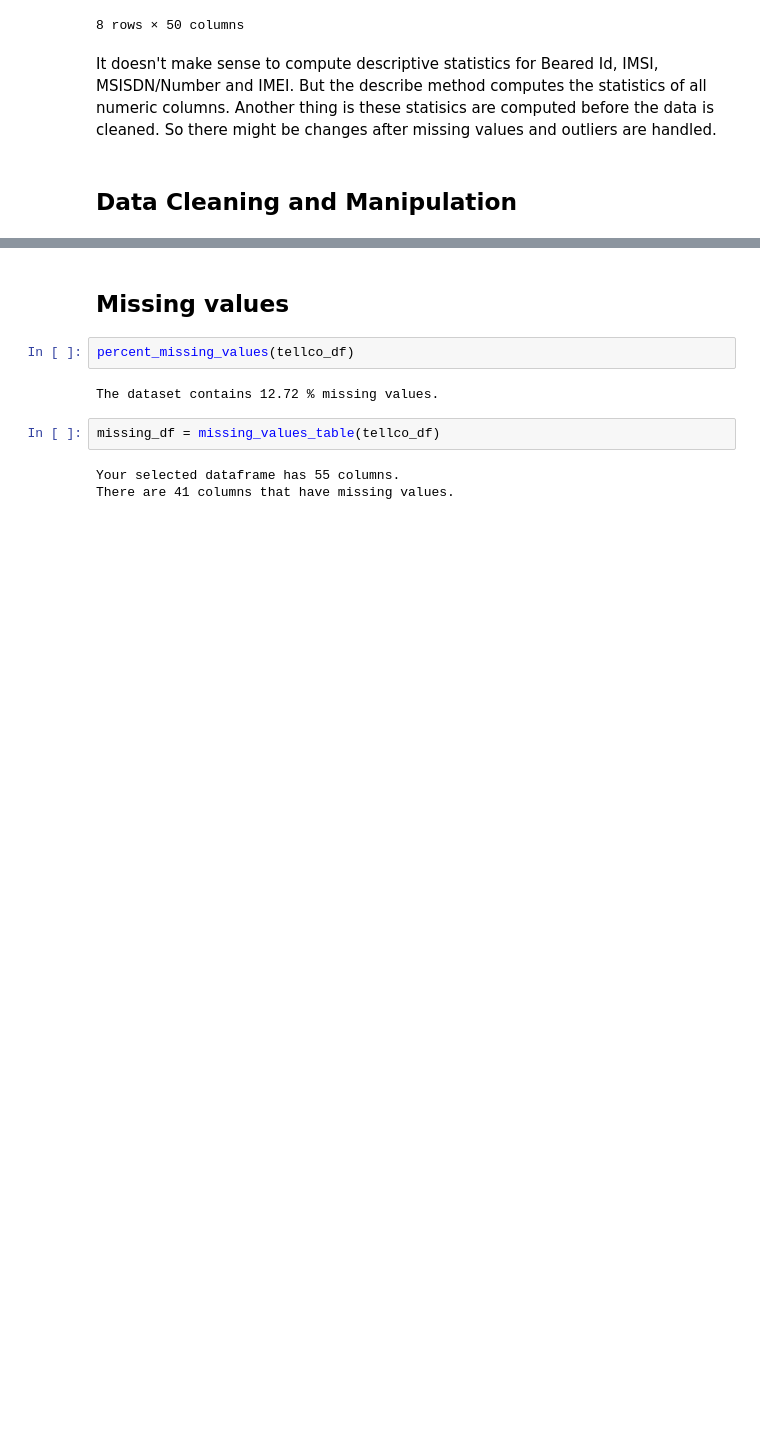
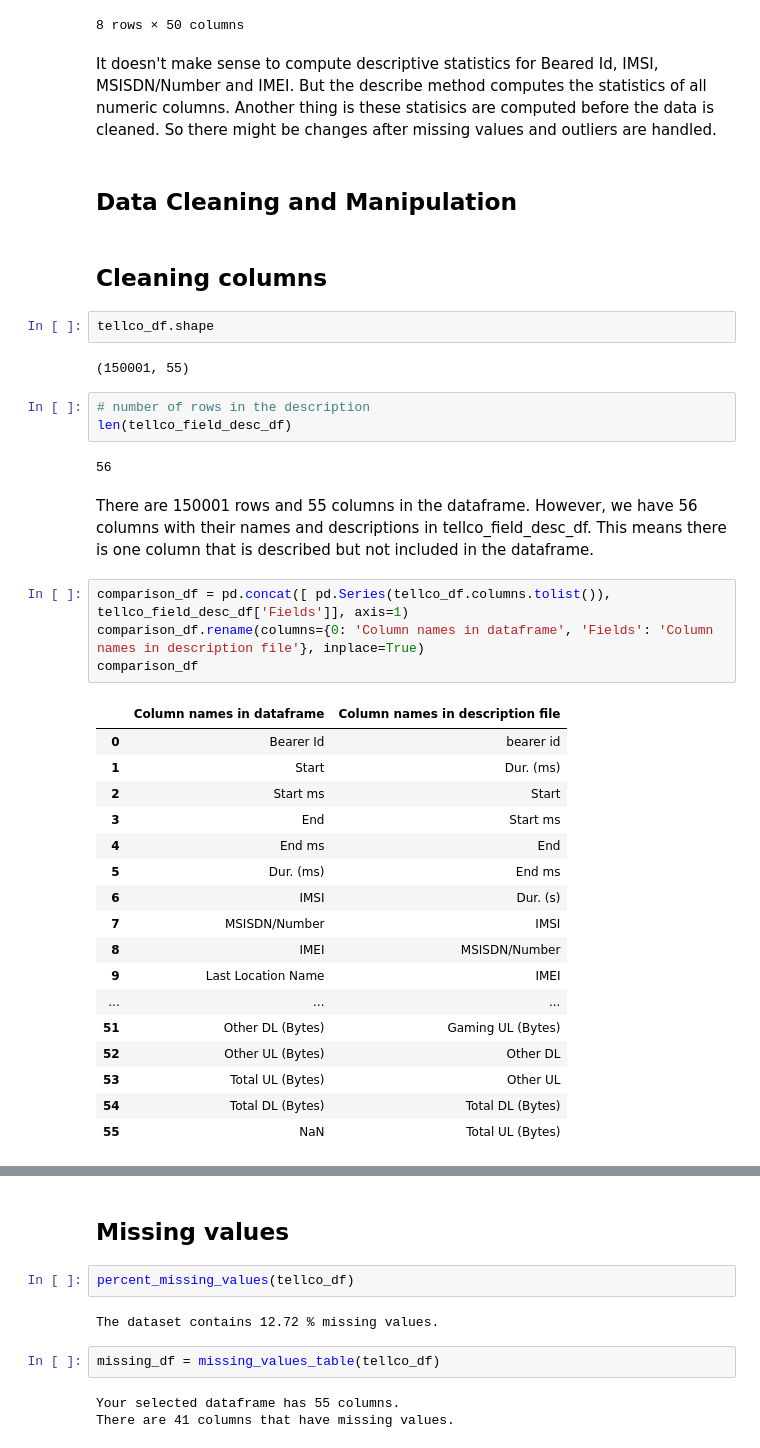
Before and after one commit to zelalemgetahun9374/TellCo-Data-Analysis, a Jupyter notebook: notebooks/User Overview analysis.ipynb, the cells around one changed output, grey strips where cells are left out. Cells and saved outputs as stored; diff of their text form; blank space fills up the shorter version.

Commit message:
feat: intermediate column cleaning done

```diff
--- a/notebooks/User Overview analysis.ipynb
+++ b/notebooks/User Overview analysis.ipynb
@@ -193,3 +187,38 @@ tellco_df.describe()
 It doesn't make sense to compute descriptive statistics for Beared Id, IMSI, MSISDN/Number and IMEI. But the describe method computes the statistics of all numeric columns. Another thing is these statisics are computed before the data is cleaned. So there might be changes after missing values and outliers are handled.
 # %% [markdown]
 ## Data Cleaning and Manipulation
+# %% [markdown]
+## Cleaning columns
+# %%
+tellco_df.shape
+# %% [output]
+(150001, 55)
+# %%
+# number of rows in the description
+len(tellco_field_desc_df)
+# %% [output]
+56
+# %% [markdown]
+There are 150001 rows and 55 columns in the dataframe. However, we have 56 columns with their names and descriptions in tellco_field_desc_df. This means there is one column that is described but not included in the dataframe.
+# %%
+comparison_df = pd.concat([ pd.Series(tellco_df.columns.tolist()), tellco_field_desc_df['Fields']], axis=1)
+comparison_df.rename(columns={0: 'Column names in dataframe', 'Fields': 'Column names in description file'}, inplace=True)
+comparison_df
+# %% [output]
+|  | Column names in dataframe | Column names in description file |
+| 0 | Bearer Id | bearer id |
+| 1 | Start | Dur. (ms) |
+| 2 | Start ms | Start |
+| 3 | End | Start ms |
+| 4 | End ms | End |
+| 5 | Dur. (ms) | End ms |
+| 6 | IMSI | Dur. (s) |
+| 7 | MSISDN/Number | IMSI |
+| 8 | IMEI | MSISDN/Number |
+| 9 | Last Location Name | IMEI |
+| ... | ... | ... |
+| 51 | Other DL (Bytes) | Gaming UL (Bytes) |
+| 52 | Other UL (Bytes) | Other DL |
+| 53 | Total UL (Bytes) | Other UL |
+| 54 | Total DL (Bytes) | Total DL (Bytes) |
+| 55 | NaN | Total UL (Bytes) |
```
Also changed, not shown: parts of 6 cells of this notebook.
